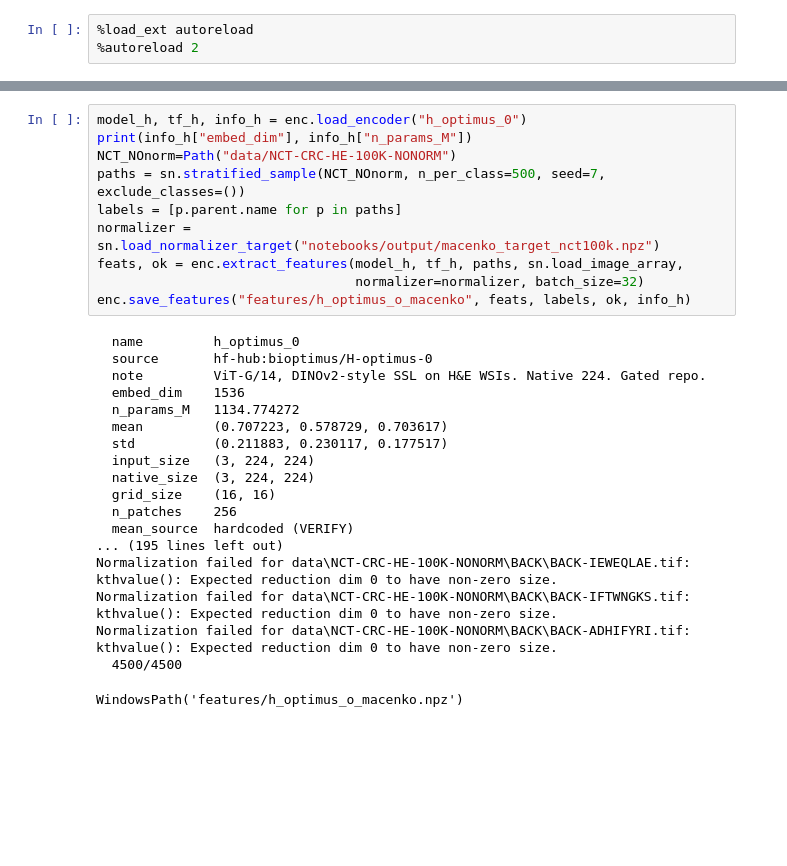
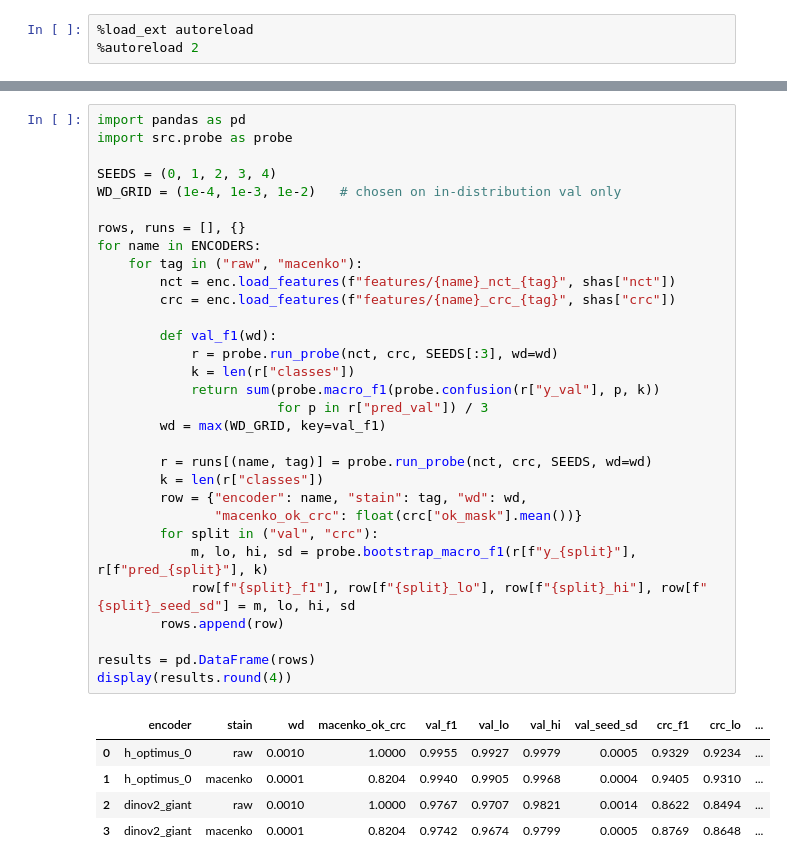
Before and after one commit to Suyash-Naik/finetuned-pathdemo, a Jupyter notebook: notebooks/03-feature_extraction_linear_probe.ipynb, the cells around one changed output, grey strips where cells are left out. Drawn from its saved outputs; the diff is of its cells as text; blank space fills up the shorter version.

Commit message:
Implemented a new version that takes manifests and runs comparisons of Hoptimus vs DInovG. Extraction, verification, and the first four feature caches Ref #3

```diff
--- a/notebooks/03-feature_extraction_linear_probe.ipynb
+++ b/notebooks/03-feature_extraction_linear_probe.ipynb
@@ -30,29 +84,37 @@ mf_crc, sha_crc = cs.write_manifest(
 # %%
-model_h, tf_h, info_h = enc.load_encoder("h_optimus_0")
-print(info_h["embed_dim"], info_h["n_params_M"])
-NCT_NOnorm=Path("data/NCT-CRC-HE-100K-NONORM")
-paths = sn.stratified_sample(NCT_NOnorm, n_per_class=500, seed=7, exclude_classes=())
-labels = [p.parent.name for p in paths]
-normalizer = sn.load_normalizer_target("notebooks/output/macenko_target_nct100k.npz")
-feats, ok = enc.extract_features(model_h, tf_h, paths, sn.load_image_array,
-                                 normalizer=normalizer, batch_size=32)
-enc.save_features("features/h_optimus_o_macenko", feats, labels, ok, info_h)
+import pandas as pd
+import src.probe as probe
+
+SEEDS = (0, 1, 2, 3, 4)
+WD_GRID = (1e-4, 1e-3, 1e-2)   # chosen on in-distribution val only
+
+rows, runs = [], {}
+for name in ENCODERS:
+    for tag in ("raw", "macenko"):
+        nct = enc.load_features(f"features/{name}_nct_{tag}", shas["nct"])
+        crc = enc.load_features(f"features/{name}_crc_{tag}", shas["crc"])
+
+        def val_f1(wd):
+            r = probe.run_probe(nct, crc, SEEDS[:3], wd=wd)
+            k = len(r["classes"])
+            return sum(probe.macro_f1(probe.confusion(r["y_val"], p, k))
+                       for p in r["pred_val"]) / 3
+        wd = max(WD_GRID, key=val_f1)
+
+        r = runs[(name, tag)] = probe.run_probe(nct, crc, SEEDS, wd=wd)
+        k = len(r["classes"])
+        row = {"encoder": name, "stain": tag, "wd": wd,
+               "macenko_ok_crc": float(crc["ok_mask"].mean())}
+        for split in ("val", "crc"):
+            m, lo, hi, sd = probe.bootstrap_macro_f1(r[f"y_{split}"], r[f"pred_{split}"], k)
+            row[f"{split}_f1"], row[f"{split}_lo"], row[f"{split}_hi"], row[f"{split}_seed_sd"] = m, lo, hi, sd
+        rows.append(row)
+
+results = pd.DataFrame(rows)
+display(results.round(4))
 # %% [output]
-  name         h_optimus_0
-  source       hf-hub:bioptimus/H-optimus-0
-  note         ViT-G/14, DINOv2-style SSL on H&E WSIs. Native 224. Gated repo.
-  embed_dim    1536
-  n_params_M   1134.774272
-  mean         (0.707223, 0.578729, 0.703617)
-  std          (0.211883, 0.230117, 0.177517)
-  input_size   (3, 224, 224)
-  native_size  (3, 224, 224)
-  grid_size    (16, 16)
-  n_patches    256
-  mean_source  hardcoded (VERIFY)
-... (195 lines left out)
-Normalization failed for data\NCT-CRC-HE-100K-NONORM\BACK\BACK-IEWEQLAE.tif: kthvalue(): Expected reduction dim 0 to have non-zero size.
-Normalization failed for data\NCT-CRC-HE-100K-NONORM\BACK\BACK-IFTWNGKS.tif: kthvalue(): Expected reduction dim 0 to have non-zero size.
-Normalization failed for data\NCT-CRC-HE-100K-NONORM\BACK\BACK-ADHIFYRI.tif: kthvalue(): Expected reduction dim 0 to have non-zero size.
-  4500/4500
-WindowsPath('features/h_optimus_o_macenko.npz')
+|  | encoder | stain | wd | macenko_ok_crc | val_f1 | val_lo | val_hi | val_seed_sd | crc_f1 | crc_lo | ... |
+| 0 | h_optimus_0 | raw | 0.0010 | 1.0000 | 0.9955 | 0.9927 | 0.9979 | 0.0005 | 0.9329 | 0.9234 | ... |
+| 1 | h_optimus_0 | macenko | 0.0001 | 0.8204 | 0.9940 | 0.9905 | 0.9968 | 0.0004 | 0.9405 | 0.9310 | ... |
+| 2 | dinov2_giant | raw | 0.0010 | 1.0000 | 0.9767 | 0.9707 | 0.9821 | 0.0014 | 0.8622 | 0.8494 | ... |
+| 3 | dinov2_giant | macenko | 0.0001 | 0.8204 | 0.9742 | 0.9674 | 0.9799 | 0.0005 | 0.8769 | 0.8648 | ... |
```
Also changed, not shown: parts of 5 cells of this notebook.
